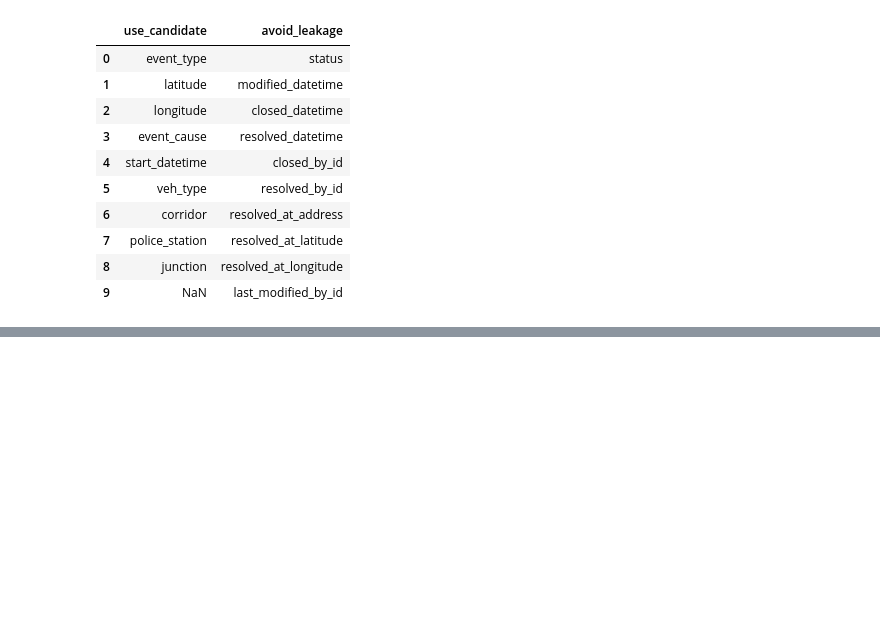
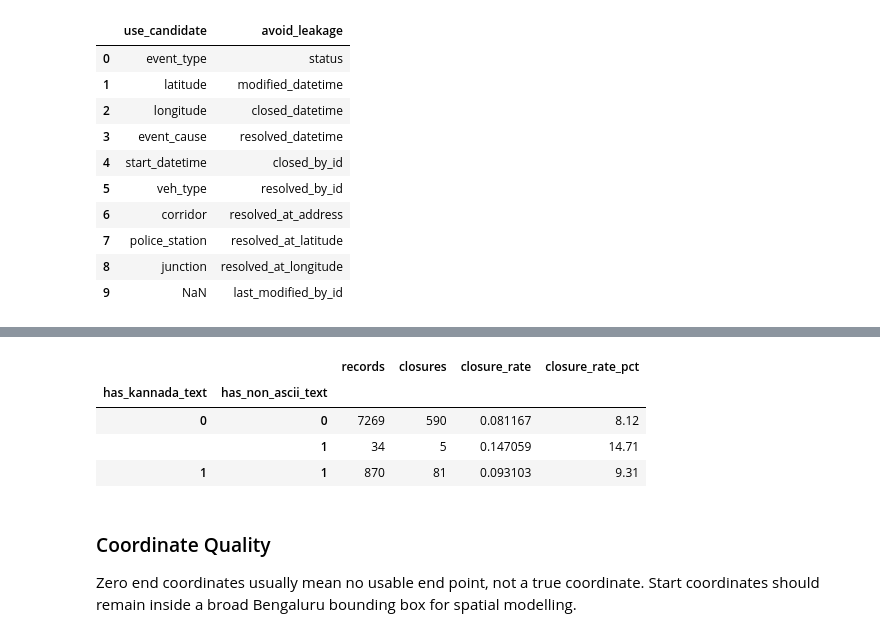
Before and after one commit to Tusshar08/GridLock_Phase2, a Jupyter notebook: notebooks/EDA/01_eda_astram_event_data.ipynb, the cells around one changed output, grey strips where cells are left out. Cells and saved outputs as stored; diff of their text form; code cells hidden in the pictures; blank space fills up the shorter version.

```diff
--- a/notebooks/EDA/01_eda_astram_event_data.ipynb
+++ b/notebooks/EDA/01_eda_astram_event_data.ipynb
@@ -417,0 +704,16 @@ pd.DataFrame({
+# %%
+description = df["description"].fillna("").astype(str)
+df["description_length"] = description.str.len()
+df["description_word_count"] = description.str.split().str.len()
+df["has_non_ascii_text"] = description.str.contains(r"[^\x00-\x7F]", regex=True).astype(int)
+df["has_kannada_text"] = description.str.contains(r"[\u0C80-\u0CFF]", regex=True).astype(int)
+
+pd.DataFrame({
+    "metric": ["description_present", "non_ascii_description", "kannada_description", "median_description_length"],
+    "value": [
+        int(description.str.len().gt(0).sum()),
+        int(df["has_non_ascii_text"].sum()),
+        int(df["has_kannada_text"].sum()),
+        round(float(df["description_length"].median()), 2),
+    ],
+})
@@ -417,0 +726,18 @@ pd.DataFrame({
+# %%
+text_signal_risk = (
+    df.groupby(["has_kannada_text", "has_non_ascii_text"])["road_closure"]
+    .agg(records="size", closures="sum", closure_rate="mean")
+    .assign(closure_rate_pct=lambda x: (x["closure_rate"] * 100).round(2))
+)
+
+text_signal_risk
+# %% [output]
+|  |  | records | closures | closure_rate | closure_rate_pct |
+| has_kannada_text | has_non_ascii_text |  |  |  |  |
+| 0 | 0 | 7269 | 590 | 0.081167 | 8.12 |
+|  | 1 | 34 | 5 | 0.147059 | 14.71 |
+| 1 | 1 | 870 | 81 | 0.093103 | 9.31 |
+# %% [markdown]
+### Coordinate Quality
+
+Zero end coordinates usually mean no usable end point, not a true coordinate. Start coordinates should remain inside a broad Bengaluru bounding box for spatial modelling.
```
Also changed, not shown: parts of 16 cells of this notebook.
